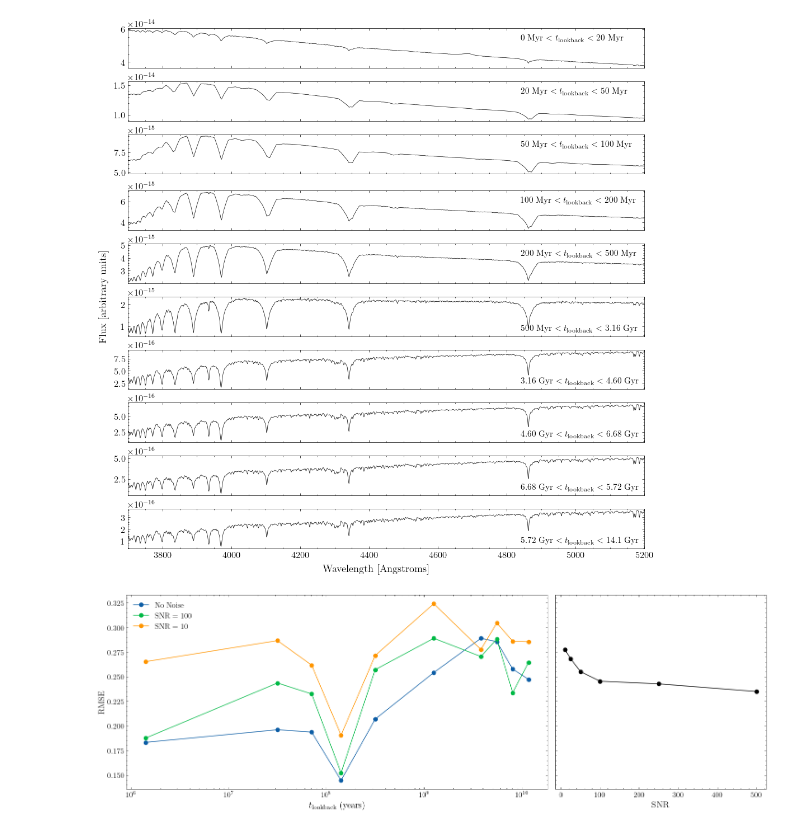
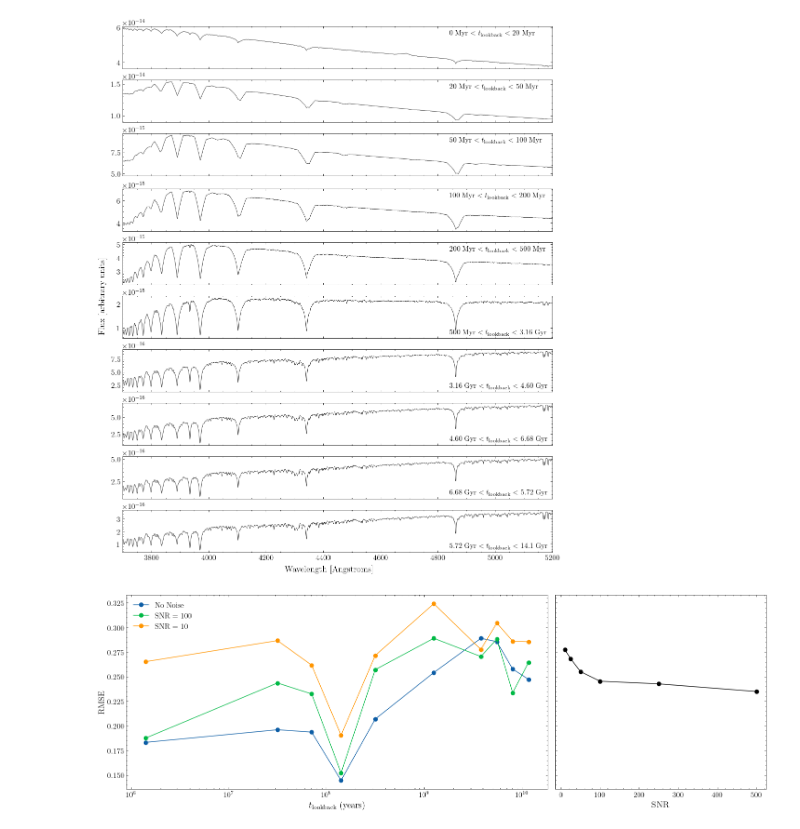
Before and after one commit to vernica-mehta/honours-project, a Jupyter notebook: make_figs.ipynb, the cells around one changed output. Saved outputs shown, nothing was run; the diff lists cells and outputs as text; code cells hidden in the pictures.

```diff
--- a/make_figs.ipynb
+++ b/make_figs.ipynb
@@ -10,30 +10,30 @@ spec = SFH(0.1 * np.ones((1,10)))
 # %%
 avgs = spec.get_averages()
 vals = list(avgs.values())
 
-fig, ax = plt.subplots(10, 1, figsize=(10,10), sharex=True, constrained_layout=True)
+fig, ax = plt.subplots(10, 1, figsize=(10,12), sharex=True, constrained_layout=True)
 for i, s in enumerate(vals):
     ax[i].plot(spec.wav, s, 'k', linewidth=0.5)
 
-ax[0].text(0.76, 0.7, '0 Myr $<t_\mathrm{lookback}<$ 20 Myr', transform=ax[0].transAxes)
-ax[1].text(0.76, 0.7, '20 Myr $<t_\mathrm{lookback}<$ 50 Myr', transform=ax[1].transAxes)
-ax[2].text(0.76, 0.7, '50 Myr $<t_\mathrm{lookback}<$ 100 Myr', transform=ax[2].transAxes)
-ax[3].text(0.76, 0.7, '100 Myr $<t_\mathrm{lookback}<$ 200 Myr', transform=ax[3].transAxes)
-ax[4].text(0.76, 0.7, '200 Myr $<t_\mathrm{lookback}<$ 500 Myr', transform=ax[4].transAxes)
-ax[5].text(0.76, 0.15, '500 Myr $<t_\mathrm{lookback}<$ 3.16 Gyr', transform=ax[5].transAxes)
-ax[6].text(0.76, 0.15, '3.16 Gyr $<t_\mathrm{lookback}<$ 4.60 Gyr', transform=ax[6].transAxes)
-ax[7].text(0.76, 0.15, '4.60 Gyr $<t_\mathrm{lookback}<$ 6.68 Gyr', transform=ax[7].transAxes)
-ax[8].text(0.76, 0.15, '6.68 Gyr $<t_\mathrm{lookback}<$ 5.72 Gyr', transform=ax[8].transAxes)
-ax[9].text(0.76, 0.15, '5.72 Gyr $<t_\mathrm{lookback}<$ 14.1 Gyr', transform=ax[9].transAxes)
+ax[0].text(0.76, 0.8, '0 Myr $<t_\mathrm{lookback}<$ 20 Myr', transform=ax[0].transAxes)
+ax[1].text(0.76, 0.8, '20 Myr $<t_\mathrm{lookback}<$ 50 Myr', transform=ax[1].transAxes)
+ax[2].text(0.76, 0.8, '50 Myr $<t_\mathrm{lookback}<$ 100 Myr', transform=ax[2].transAxes)
+ax[3].text(0.76, 0.8, '100 Myr $<t_\mathrm{lookback}<$ 200 Myr', transform=ax[3].transAxes)
+ax[4].text(0.76, 0.8, '200 Myr $<t_\mathrm{lookback}<$ 500 Myr', transform=ax[4].transAxes)
+ax[5].text(0.76, 0.1, '500 Myr $<t_\mathrm{lookback}<$ 3.16 Gyr', transform=ax[5].transAxes)
+ax[6].text(0.76, 0.1, '3.16 Gyr $<t_\mathrm{lookback}<$ 4.60 Gyr', transform=ax[6].transAxes)
+ax[7].text(0.76, 0.1, '4.60 Gyr $<t_\mathrm{lookback}<$ 6.68 Gyr', transform=ax[7].transAxes)
+ax[8].text(0.76, 0.1, '6.68 Gyr $<t_\mathrm{lookback}<$ 5.72 Gyr', transform=ax[8].transAxes)
+ax[9].text(0.76, 0.1, '5.72 Gyr $<t_\mathrm{lookback}<$ 14.1 Gyr', transform=ax[9].transAxes)
 
 ax[0].set_xlim(3700,5200)
 fig.supylabel('Flux [arbitrary units]')
 fig.supxlabel('Wavelength [Angstroms]')
 
 plt.savefig('thesis/figures/sfh_averages.pdf', format='pdf')
 plt.show()
 # %% [output]
-[figure, old version]
+[figure, new version]
 # %%
 root = "sfh_100_10_20251102_130203"
 real_spec = np.load(f"/data/mustard/vmehta/{root}/{root}_snr_spectra.npy")
```
Also changed, not shown: 7 other files.
